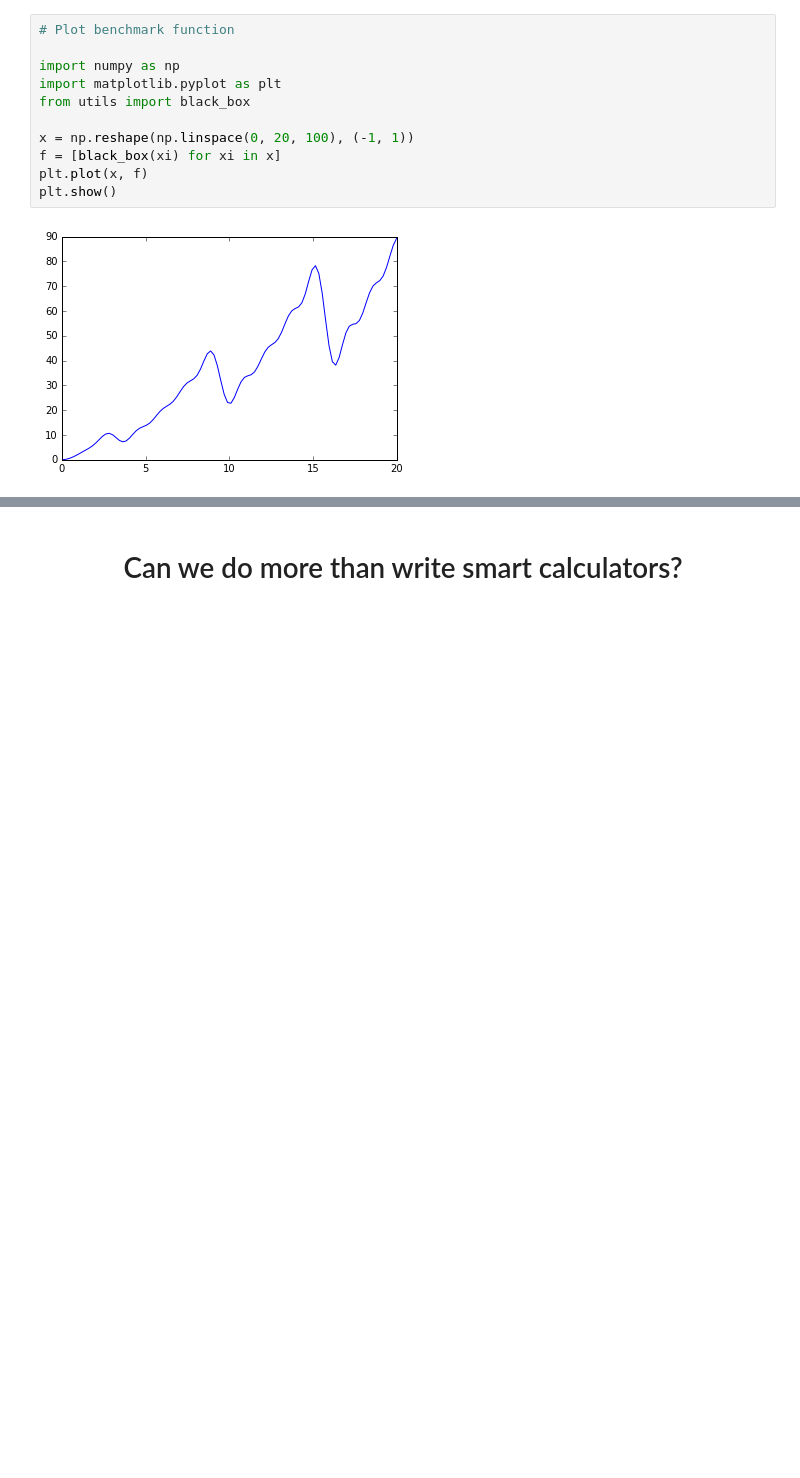
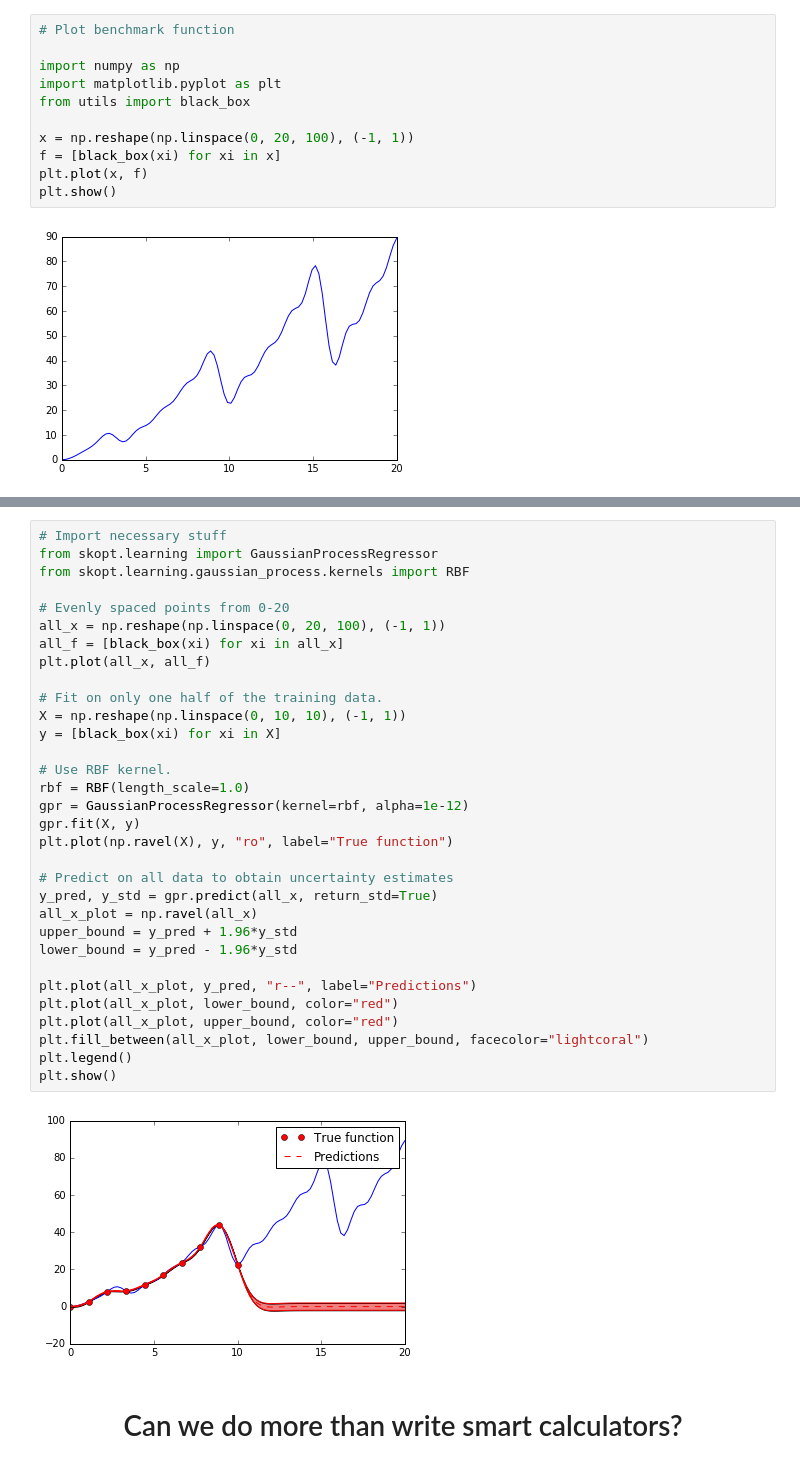
Before and after one commit to MechCoder/diana-talk, a Jupyter notebook: diana_talk.ipynb, the cells around one changed output, grey strips where cells are left out. Saved outputs shown, nothing was run; the diff lists cells and outputs as text; blank space fills up the shorter version.

```diff
--- a/diana_talk.ipynb
+++ b/diana_talk.ipynb
@@ -165,3 +127,37 @@ plt.show()
+# %%
+# Import necessary stuff
+from skopt.learning import GaussianProcessRegressor
+from skopt.learning.gaussian_process.kernels import RBF
+
+# Evenly spaced points from 0-20
+all_x = np.reshape(np.linspace(0, 20, 100), (-1, 1))
+all_f = [black_box(xi) for xi in all_x]
+plt.plot(all_x, all_f)
+
+# Fit on only one half of the training data.
+X = np.reshape(np.linspace(0, 10, 10), (-1, 1))
+y = [black_box(xi) for xi in X]
+
+# Use RBF kernel.
+rbf = RBF(length_scale=1.0)
+gpr = GaussianProcessRegressor(kernel=rbf, alpha=1e-12)
+gpr.fit(X, y)
+plt.plot(np.ravel(X), y, "ro", label="True function")
+
+# Predict on all data to obtain uncertainty estimates
+y_pred, y_std = gpr.predict(all_x, return_std=True)
+all_x_plot = np.ravel(all_x)
+upper_bound = y_pred + 1.96*y_std
+lower_bound = y_pred - 1.96*y_std
+
+plt.plot(all_x_plot, y_pred, "r--", label="Predictions")
+plt.plot(all_x_plot, lower_bound, color="red")
+plt.plot(all_x_plot, upper_bound, color="red")
+plt.fill_between(all_x_plot, lower_bound, upper_bound, facecolor="lightcoral")
+plt.legend()
+plt.show()
+# %% [output]
+[figure, added]
 # %% [markdown]
 <center><h1>Can we do more than write smart calculators?</h1></center>
 # %% [markdown]
```
Also changed, not shown: parts of 1 cell of this notebook, 1 other file.
